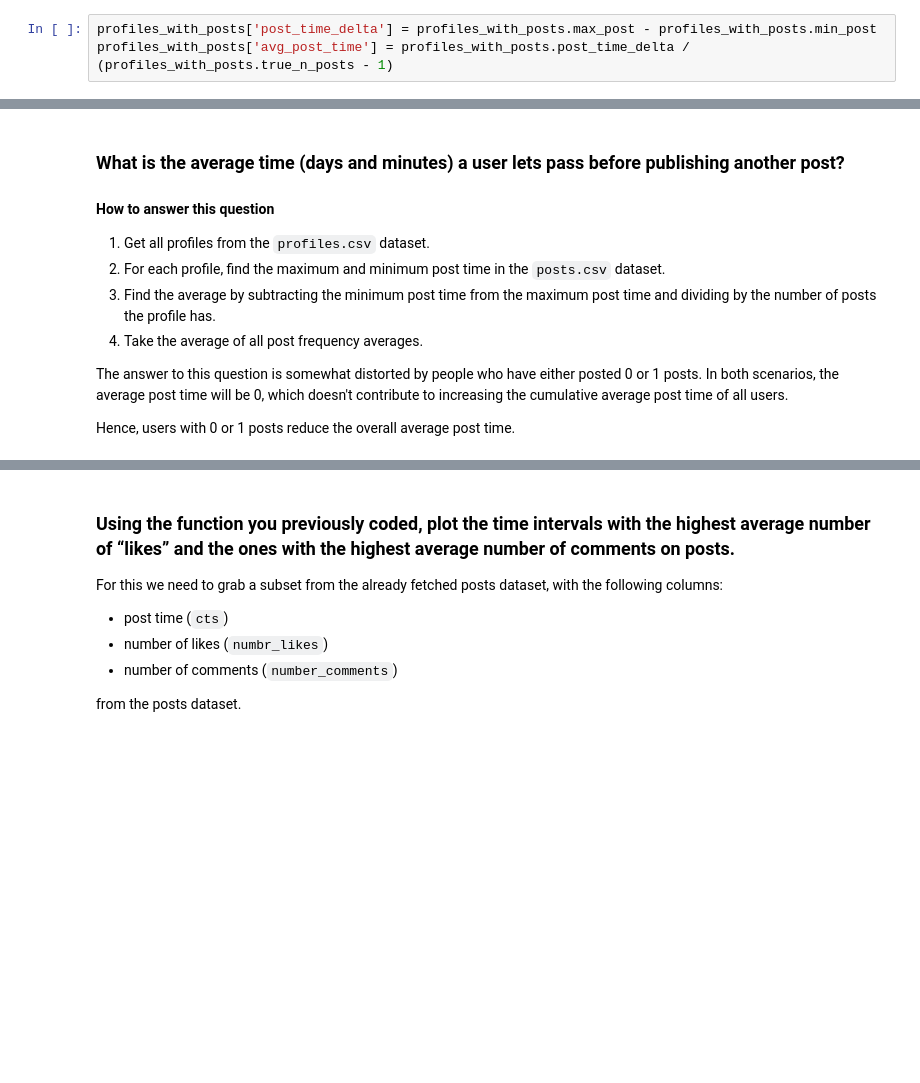
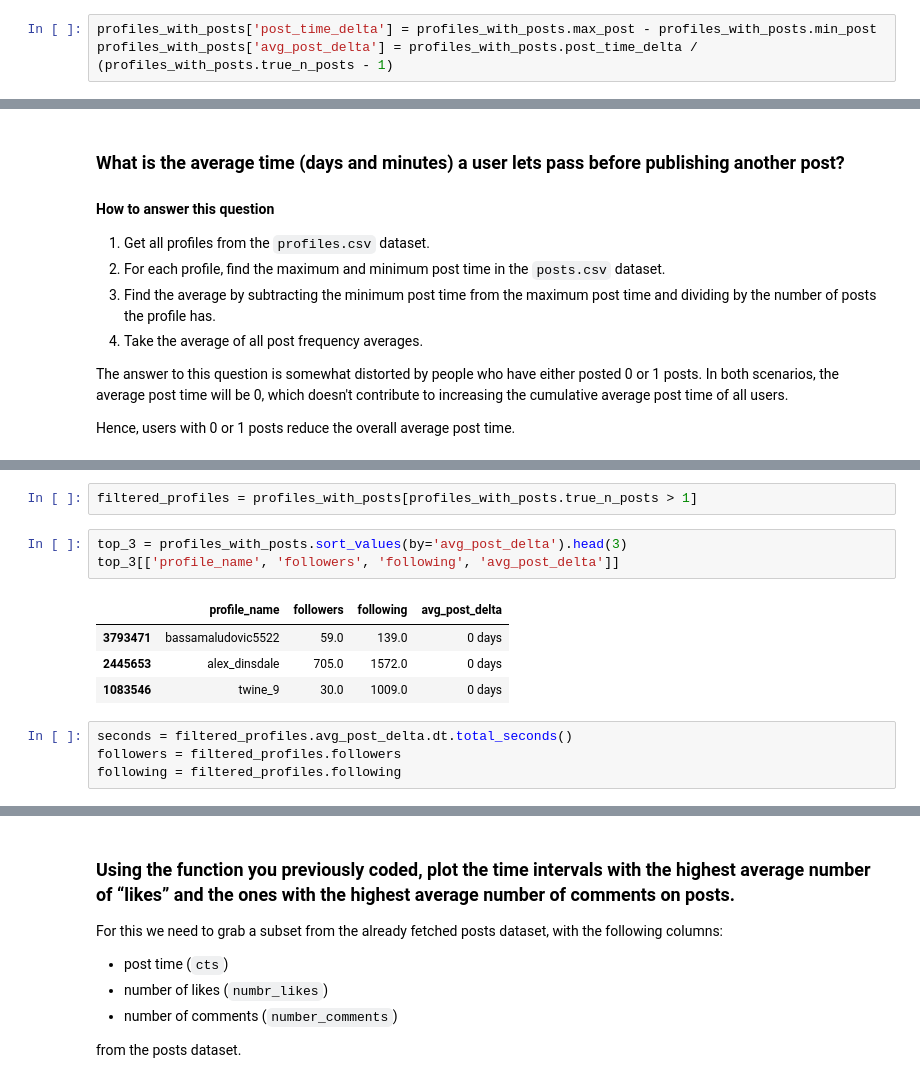
Before and after one commit to jonasbarth/adm-2022-hw-2, a Jupyter notebook: rq6.ipynb, the cells around one changed output, grey strips where cells are left out. Cells and saved outputs as stored; diff of their text form; blank space fills up the shorter version.

```diff
--- a/rq6.ipynb
+++ b/rq6.ipynb
@@ -110,7 +111,7 @@ See the caveats in the documentation: https://pandas.pydata.org/pandas-docs/stab
   profiles_with_posts['min_post'] = min_post
 # %%
 profiles_with_posts['post_time_delta'] = profiles_with_posts.max_post - profiles_with_posts.min_post
-profiles_with_posts['avg_post_time'] = profiles_with_posts.post_time_delta / (profiles_with_posts.true_n_posts - 1)
+profiles_with_posts['avg_post_delta'] = profiles_with_posts.post_time_delta / (profiles_with_posts.true_n_posts - 1)
 # %% [output]
 A value is trying to be set on a copy of a slice from a DataFrame.
 Try using .loc[row_indexer,col_indexer] = value instead
@@ -169,0 +149,14 @@ plt.colorbar(label='Number of following');
+# %%
+filtered_profiles = profiles_with_posts[profiles_with_posts.true_n_posts > 1]
+# %%
+top_3 = profiles_with_posts.sort_values(by='avg_post_delta').head(3)
+top_3[['profile_name', 'followers', 'following', 'avg_post_delta']]
+# %% [output]
+|  | profile_name | followers | following | avg_post_delta |
+| 3793471 | bassamaludovic5522 | 59.0 | 139.0 | 0 days |
+| 2445653 | alex_dinsdale | 705.0 | 1572.0 | 0 days |
+| 1083546 | twine_9 | 30.0 | 1009.0 | 0 days |
+# %%
+seconds = filtered_profiles.avg_post_delta.dt.total_seconds()
+followers = filtered_profiles.followers
+following = filtered_profiles.following
```
Also changed, not shown: parts of 9 cells of this notebook.
